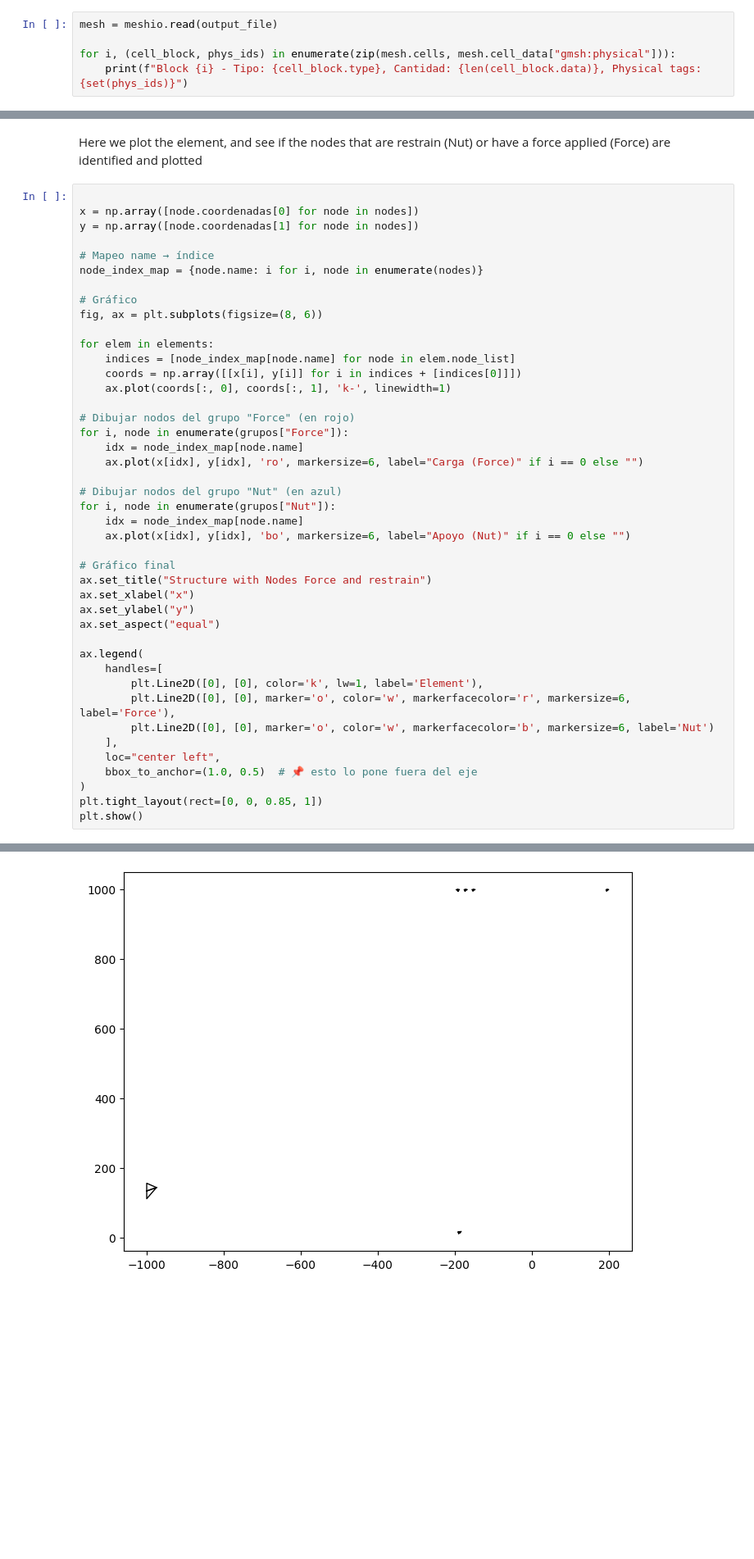
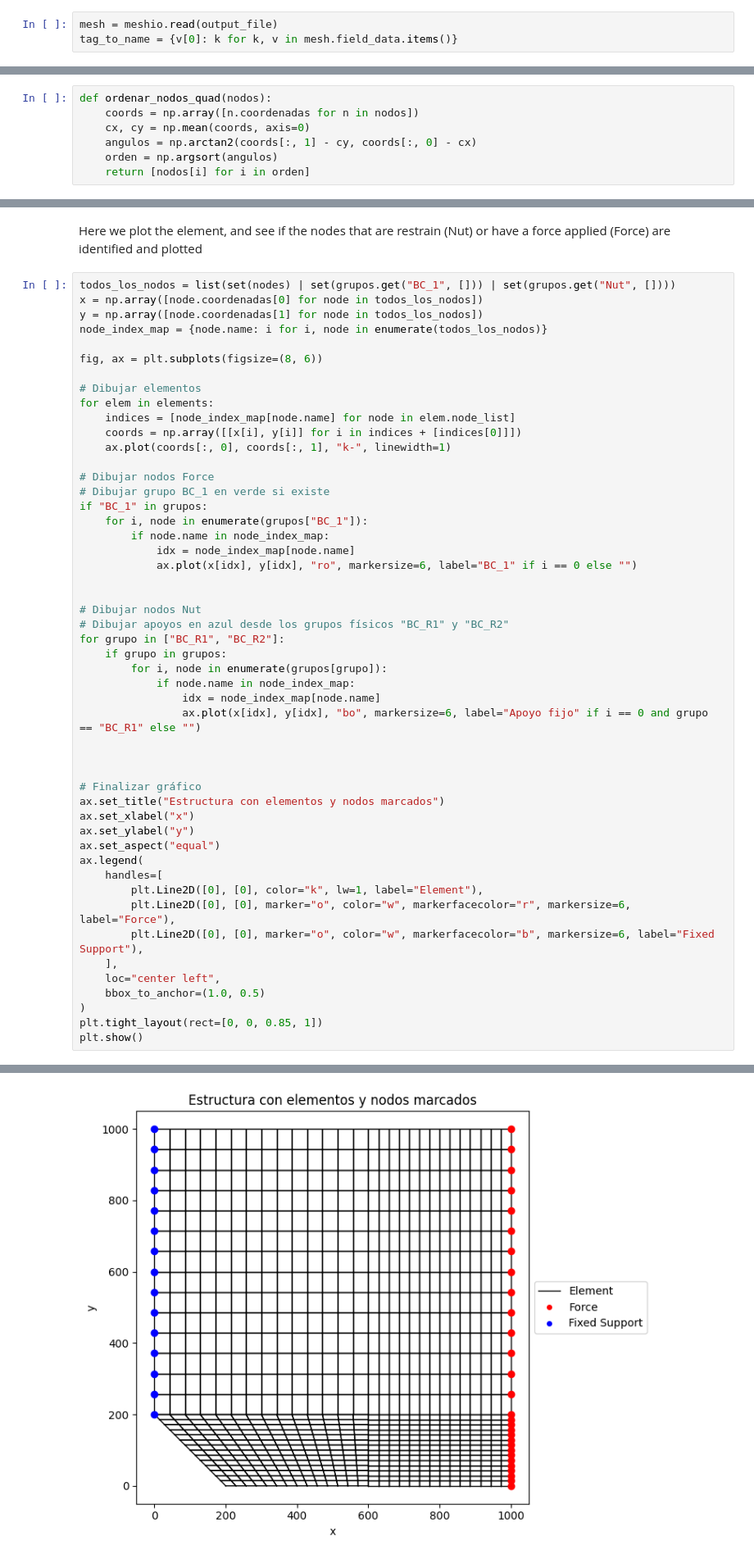
Before and after one commit to berckanala/01-Finite-Element, a Jupyter notebook: T3/Final_HW.ipynb, the cells around one changed output, grey strips where cells are left out. Shown at 82% size. Cells and saved outputs as stored; diff of their text form; blank space fills up the shorter version.

```diff
--- a/T3/Final_HW.ipynb
+++ b/T3/Final_HW.ipynb
@@ -63,5 +43,3 @@ section_dict={"Steel":Sup}
 # %%
 mesh = meshio.read(output_file)
-
-for i, (cell_block, phys_ids) in enumerate(zip(mesh.cells, mesh.cell_data["gmsh:physical"])):
-    print(f"Block {i} - Tipo: {cell_block.type}, Cantidad: {len(cell_block.data)}, Physical tags: {set(phys_ids)}")
+tag_to_name = {v[0]: k for k, v in mesh.field_data.items()}
@@ -134,4 +100,11 @@ nodes_dict = {}
 for group in grupos:
     for node in grupos[group]:
         nodes_dict[node.name] = node
+# %%
+def ordenar_nodos_quad(nodos):
+    coords = np.array([n.coordenadas for n in nodos])
+    cx, cy = np.mean(coords, axis=0)
+    angulos = np.arctan2(coords[:, 1] - cy, coords[:, 0] - cx)
+    orden = np.argsort(angulos)
+    return [nodos[i] for i in orden]
 # %%
@@ -165,45 +135,52 @@ nodes = list(nodes)
 # %% [markdown]
 Here we plot the element, and see if the nodes that are restrain (Nut) or have a force applied (Force) are identified and plotted
 # %%
+todos_los_nodos = list(set(nodes) | set(grupos.get("BC_1", [])) | set(grupos.get("Nut", [])))
+x = np.array([node.coordenadas[0] for node in todos_los_nodos])
+y = np.array([node.coordenadas[1] for node in todos_los_nodos])
+node_index_map = {node.name: i for i, node in enumerate(todos_los_nodos)}
 
-x = np.array([node.coordenadas[0] for node in nodes])
-y = np.array([node.coordenadas[1] for node in nodes])
-
-# Mapeo name → índice
-node_index_map = {node.name: i for i, node in enumerate(nodes)}
-
-# Gráfico
 fig, ax = plt.subplots(figsize=(8, 6))
 
+# Dibujar elementos
 for elem in elements:
     indices = [node_index_map[node.name] for node in elem.node_list]
     coords = np.array([[x[i], y[i]] for i in indices + [indices[0]]])
-    ax.plot(coords[:, 0], coords[:, 1], 'k-', linewidth=1)
+    ax.plot(coords[:, 0], coords[:, 1], "k-", linewidth=1)
 
-# Dibujar nodos del grupo "Force" (en rojo)
-for i, node in enumerate(grupos["Force"]):
-    idx = node_index_map[node.name]
-    ax.plot(x[idx], y[idx], 'ro', markersize=6, label="Carga (Force)" if i == 0 else "")
+# Dibujar nodos Force
+# Dibujar grupo BC_1 en verde si existe
+if "BC_1" in grupos:
+    for i, node in enumerate(grupos["BC_1"]):
+        if node.name in node_index_map:
+            idx = node_index_map[node.name]
+            ax.plot(x[idx], y[idx], "ro", markersize=6, label="BC_1" if i == 0 else "")
 
-# Dibujar nodos del grupo "Nut" (en azul)
-for i, node in enumerate(grupos["Nut"]):
-    idx = node_index_map[node.name]
-    ax.plot(x[idx], y[idx], 'bo', markersize=6, label="Apoyo (Nut)" if i == 0 else "")
 
-# Gráfico final
-ax.set_title("Structure with Nodes Force and restrain")
+# Dibujar nodos Nut
+# Dibujar apoyos en azul desde los grupos físicos "BC_R1" y "BC_R2"
+for grupo in ["BC_R1", "BC_R2"]:
+    if grupo in grupos:
+        for i, node in enumerate(grupos[grupo]):
+            if node.name in node_index_map:
+                idx = node_index_map[node.name]
+                ax.plot(x[idx], y[idx], "bo", markersize=6, label="Apoyo fijo" if i == 0 and grupo == "BC_R1" else "")
+
+
+
+# Finalizar gráfico
+ax.set_title("Estructura con elementos y nodos marcados")
 ax.set_xlabel("x")
 ax.set_ylabel("y")
 ax.set_aspect("equal")
-
 ax.legend(
     handles=[
-        plt.Line2D([0], [0], color='k', lw=1, label='Element'),
-        plt.Line2D([0], [0], marker='o', color='w', markerfacecolor='r', markersize=6, label='Force'),
-        plt.Line2D([0], [0], marker='o', color='w', markerfacecolor='b', markersize=6, label='Nut')
+        plt.Line2D([0], [0], color="k", lw=1, label="Element"),
+        plt.Line2D([0], [0], marker="o", color="w", markerfacecolor="r", markersize=6, label="Force"),
+        plt.Line2D([0], [0], marker="o", color="w", markerfacecolor="b", markersize=6, label="Fixed Support"),
     ],
     loc="center left",
-    bbox_to_anchor=(1.0, 0.5)  # 📌 esto lo pone fuera del eje
+    bbox_to_anchor=(1.0, 0.5)
 )
 plt.tight_layout(rect=[0, 0, 0.85, 1])
 plt.show()
@@ -212,4 +188,4 @@ KeyError: 'Force'
-[figure, old version]
+[figure, new version]
 # %%
 def solve(nodes, elements):
     """
```
Also changed, not shown: parts of 8 cells of this notebook, 9 other files.
